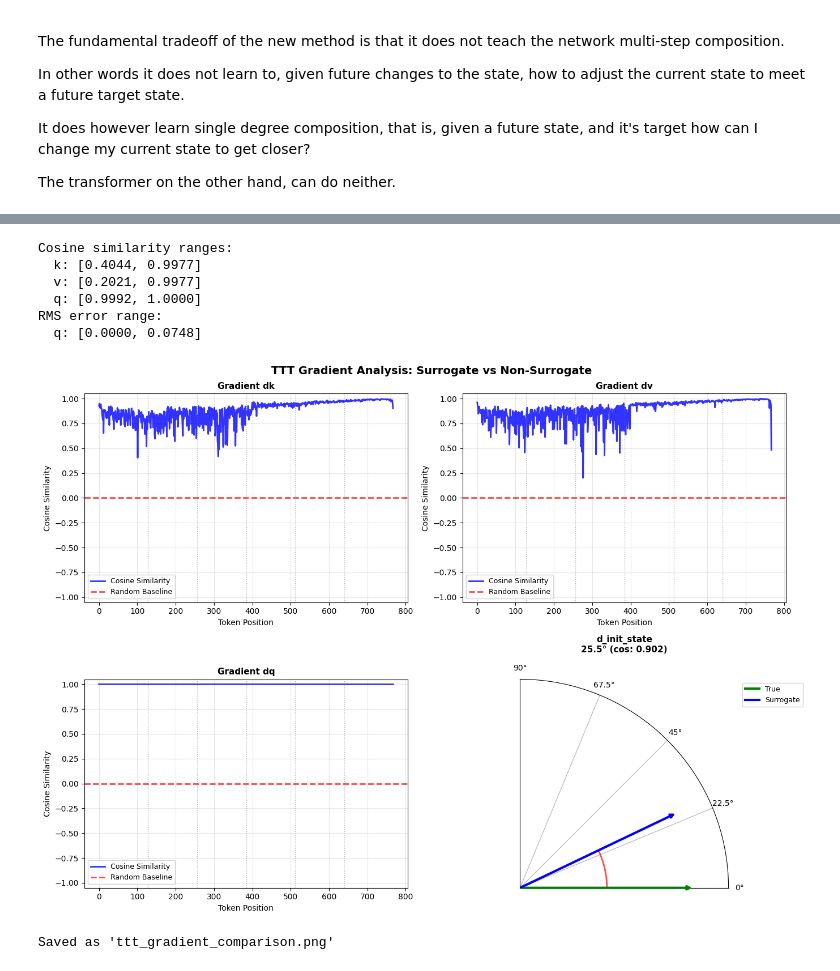
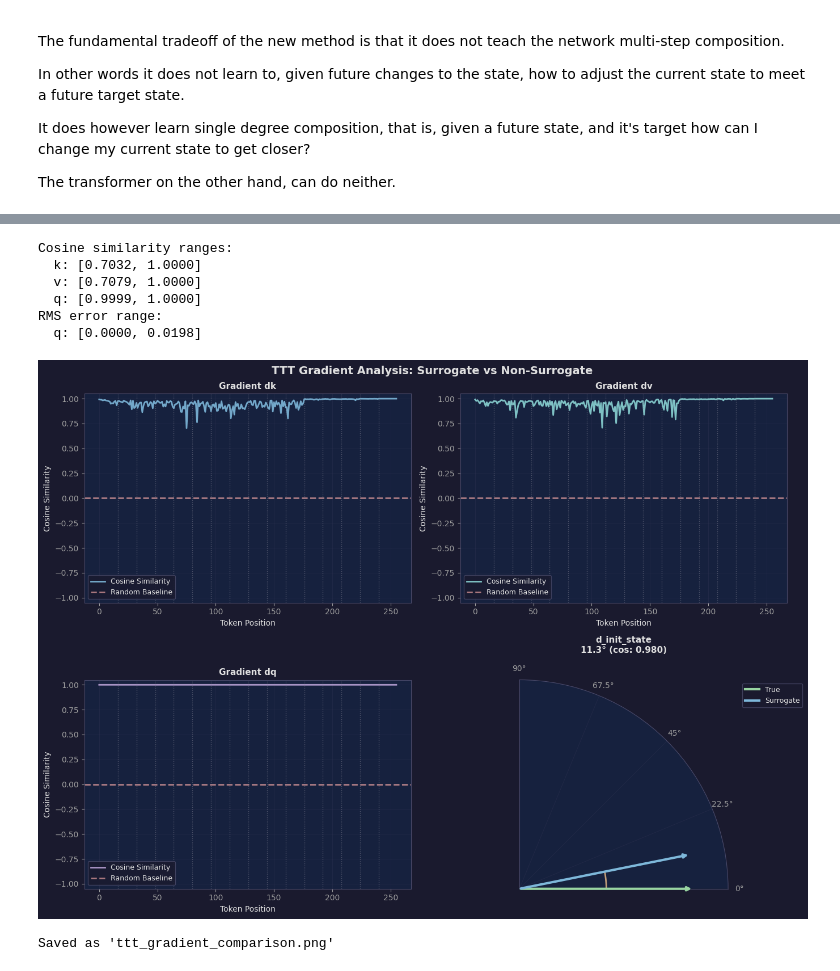
Before and after one commit to Ueaj-Kerman/macrogpt-jax, a Jupyter notebook: ueaj/model/ttt/ttt_gradient_analysis.ipynb, the cells around one changed output, grey strips where cells are left out. Drawn from its saved outputs; the diff is of its cells as text; code cells hidden in the pictures.

```diff
--- a/ueaj/model/ttt/ttt_gradient_analysis.ipynb
+++ b/ueaj/model/ttt/ttt_gradient_analysis.ipynb
@@ -34,7 +64,7 @@ W0109 12:13:07.256253  473411 cuda_executor.cc:1802] GPU interconnect informatio
 # %%
 # Config
 model_d, hidden_d = 1024, 256
-batch_size, seq_len = 1, 768
+batch_size, seq_len = 1, 256
 seed = 42
 
 
@@ -120,12 +150,12 @@ def cosine_similarity_states(state_surr, state_nonsurr):
 	return float(dot / (norm_surr * norm_nonsurr + 1e-8))
 # %%
 # Random output gradient - needs q_heads dimension to match TTT output shape
-grad_output = jax.random.normal(jax.random.PRNGKey(456), (batch_size, seq_len, 1, hidden_d))
+grad_output = jax.random.normal(jax.random.PRNGKey(456), (batch_size, seq_len, 4, hidden_d))
 
 # Compute gradients
 print("Computing gradients...")
+gk_nonsurr, gv_nonsurr, gq_nonsurr, gstate_nonsurr, _ = compute_grads(model_nonsurr, k, v, q, grad_output)
 gk_surr, gv_surr, gq_surr, gstate_surr, _ = compute_grads(model_surr, k, v, q, grad_output)
-gk_nonsurr, gv_nonsurr, gq_nonsurr, gstate_nonsurr, _ = compute_grads(model_nonsurr, k, v, q, grad_output)
 print("Done")
 
 # Compute cosine similarity for init_state gradient
@@ -142,15 +181,16 @@ d_init_state angle: 25.53 degrees
 # %%
-# Squeeze q_heads dimension from q gradients for metric functions (they expect 3D)
-gq_surr_squeezed = gq_surr.squeeze(axis=2)  # (batch, seq, hidden_d)
-gq_nonsurr_squeezed = gq_nonsurr.squeeze(axis=2)
+# Reshape q_heads dimension for metric functions (they expect 3D)
+# (batch, seq, q_heads, hidden_d) -> (batch, seq, q_heads * hidden_d)
+gq_surr_flat = gq_surr.reshape(gq_surr.shape[0], gq_surr.shape[1], -1)
+gq_nonsurr_flat = gq_nonsurr.reshape(gq_nonsurr.shape[0], gq_nonsurr.shape[1], -1)
 
 # Compute metrics per token
 cos_k = cosine_similarity_per_token(gk_surr, gk_nonsurr)
 cos_v = cosine_similarity_per_token(gv_surr, gv_nonsurr)
-cos_q = cosine_similarity_per_token(gq_surr_squeezed, gq_nonsurr_squeezed)
-rms_q = rms_error_per_token(gq_surr_squeezed, gq_nonsurr_squeezed)
+cos_q = cosine_similarity_per_token(gq_surr_flat, gq_nonsurr_flat)
+rms_q = rms_error_per_token(gq_surr_flat, gq_nonsurr_flat)
 
-norm_q = rms_norm_per_token(gq_nonsurr_squeezed)
+norm_q = rms_norm_per_token(gq_nonsurr_flat)
 
 print(f"Cosine similarity ranges:")
 print(f"  k: [{float(cos_k.min()):.4f}, {float(cos_k.max()):.4f}]")
@@ -160,29 +200,29 @@ print(f"RMS error range:")
 print(f"  q: [{float(rms_q.min()):.4f}, {float(rms_q.max()):.4f}]")
 # %% [output]
 Cosine similarity ranges:
-  k: [0.4044, 0.9977]
-  v: [0.2021, 0.9977]
-  q: [0.9992, 1.0000]
+  k: [0.7032, 1.0000]
+  v: [0.7079, 1.0000]
+  q: [0.9999, 1.0000]
 RMS error range:
-  q: [0.0000, 0.0748]
+  q: [0.0000, 0.0198]
 # %%
 # Plot all gradient comparisons including d_init_state
 from matplotlib.lines import Line2D
 
-fig = plt.figure(figsize=(14, 10))
-fig.suptitle('TTT Gradient Analysis: Surrogate vs Non-Surrogate', fontsize=14, fontweight='bold')
+fig = plt.figure(figsize=(14, 10), facecolor='#1a1a2e')
+fig.suptitle('TTT Gradient Analysis: Surrogate vs Non-Surrogate', fontsize=14, fontweight='bold', color='#e0e0e0')
 
 tokens = np.arange(seq_len)
 
 # Helper to add block boundary lines
 def add_block_lines(ax, seq_len, block_size):
     for pos in range(block_size, seq_len, block_size):
-        ax.axvline(x=pos, color='gray', linestyle=':', linewidth=1, alpha=0.6)
+        ax.axvline(x=pos, color=COLORS['gray'], linestyle=':', linewidth=1, alpha=0.5)
 
 # dk: Cosine similarity
 ax1 = fig.add_subplot(2, 2, 1)
-ax1.plot(tokens, cos_k, 'b-', linewidth=2, label='Cosine Similarity', alpha=0.8)
-ax1.axhline(y=0, color='r', linestyle='--', linewidth=2, label='Random Baseline', alpha=0.7)
+ax1.plot(tokens, cos_k, color=COLORS['blue'], linewidth=2, label='Cosine Similarity', alpha=0.9)
+ax1.axhline(y=0, color=COLORS['red'], linestyle='--', linewidth=2, label='Random Baseline', alpha=0.7)
 add_block_lines(ax1, seq_len, block_size)
 ax1.set_xlabel('Token Position', fontsize=10)
 ax1.set_ylabel('Cosine Similarity', fontsize=10)
@@ -193,8 +233,8 @@ ax1.grid(True, alpha=0.3)
 
 # dv: Cosine similarity
 ax2 = fig.add_subplot(2, 2, 2)
-ax2.plot(tokens, cos_v, 'b-', linewidth=2, label='Cosine Similarity', alpha=0.8)
-ax2.axhline(y=0, color='r', linestyle='--', linewidth=2, label='Random Baseline', alpha=0.7)
+ax2.plot(tokens, cos_v, color=COLORS['cyan'], linewidth=2, label='Cosine Similarity', alpha=0.9)
+ax2.axhline(y=0, color=COLORS['red'], linestyle='--', linewidth=2, label='Random Baseline', alpha=0.7)
 add_block_lines(ax2, seq_len, block_size)
 ax2.set_xlabel('Token Position', fontsize=10)
 ax2.set_ylabel('Cosine Similarity', fontsize=10)
@@ -203,10 +243,10 @@ ax2.set_ylim(-1.05, 1.05)
 ax2.legend(fontsize=9)
 ax2.grid(True, alpha=0.3)
 
-# dq: Cosine similarity (changed from RMS error)
+# dq: Cosine similarity
 ax3 = fig.add_subplot(2, 2, 3)
-ax3.plot(tokens, cos_q, 'b-', linewidth=2, label='Cosine Similarity', alpha=0.8)
-ax3.axhline(y=0, color='r', linestyle='--', linewidth=2, label='Random Baseline', alpha=0.7)
+ax3.plot(tokens, cos_q, color=COLORS['purple'], linewidth=2, label='Cosine Similarity', alpha=0.9)
+ax3.axhline(y=0, color=COLORS['red'], linestyle='--', linewidth=2, label='Random Baseline', alpha=0.7)
 add_block_lines(ax3, seq_len, block_size)
 ax3.set_xlabel('Token Position', fontsize=10)
 ax3.set_ylabel('Cosine Similarity', fontsize=10)
@@ -214,42 +254,43 @@ ax3.set_title('Gradient dq', fontsize=11, fontweight='bold')
 ax3.set_ylim(-1.05, 1.05)
 ax3.legend(fontsize=9)
 ax3.grid(True, alpha=0.3)
 
 # d_init_state: Polar chart
-ax4 = fig.add_subplot(2, 2, 4, projection='polar')
+ax4 = fig.add_subplot(2, 2, 4, projection='polar', facecolor='#16213e')
 angle_rad = np.radians(angle_init_state)
 
 # Draw arrows
 ax4.annotate('', xy=(0, 1), xytext=(0, 0),
-			 arrowprops=dict(arrowstyle='->', color='green', lw=3))
+             arrowprops=dict(arrowstyle='->', color=COLORS['green'], lw=3))
 ax4.annotate('', xy=(angle_rad, 1), xytext=(0, 0),
-			 arrowprops=dict(arrowstyle='->', color='blue', lw=3))
+             arrowprops=dict(arrowstyle='->', color=COLORS['blue'], lw=3))
 
 # Draw arc
 theta_arc = np.linspace(0, angle_rad, 50)
-ax4.plot(theta_arc, [0.5] * len(theta_arc), 'r-', lw=2, alpha=0.7)
+ax4.plot(theta_arc, [0.5] * len(theta_arc), color=COLORS['orange'], lw=2, alpha=0.8)
 
 ax4.set_title(f'd_init_state\n{angle_init_state:.1f}° (cos: {cos_init_state:.3f})',
-			  fontsize=11, fontweight='bold', pad=15)
+              fontsize=11, fontweight='bold', pad=15, color='#e0e0e0')
 ax4.set_ylim(0, 1.2)
 ax4.set_yticks([])
 ax4.set_xticks(np.linspace(0, np.pi / 2, 5))
 ax4.set_xticklabels(['0°', '22.5°', '45°', '67.5°', '90°'])
 ax4.set_thetamin(0)
 ax4.set_thetamax(90)
+ax4.tick_params(colors='#a0a0a0')
 
 legend_elements = [
-	Line2D([0], [0], color='green', lw=3, label='True'),
-	Line2D([0], [0], color='blue', lw=3, label='Surrogate'),
+    Line2D([0], [0], color=COLORS['green'], lw=3, label='True'),
+    Line2D([0], [0], color=COLORS['blue'], lw=3, label='Surrogate'),
 ]
 ax4.legend(handles=legend_elements, loc='upper left', bbox_to_anchor=(1.05, 1), fontsize=9)
 
 plt.tight_layout()
-plt.savefig('ttt_gradient_comparison.png', dpi=150, bbox_inches='tight')
+plt.savefig('ttt_gradient_comparison.png', dpi=150, bbox_inches='tight', facecolor='#1a1a2e', edgecolor='none')
 plt.show()
 print("Saved as 'ttt_gradient_comparison.png'")
 # %% [output]
-[figure, old version]
+[figure, new version]
 Saved as 'ttt_gradient_comparison.png'
 # %%
 # Plot RMS errors for dk, dv, and dq with surrogate and non-surrogate RMS for scale
```
Also changed, not shown: parts of 5 cells of this notebook, 6 other files.
